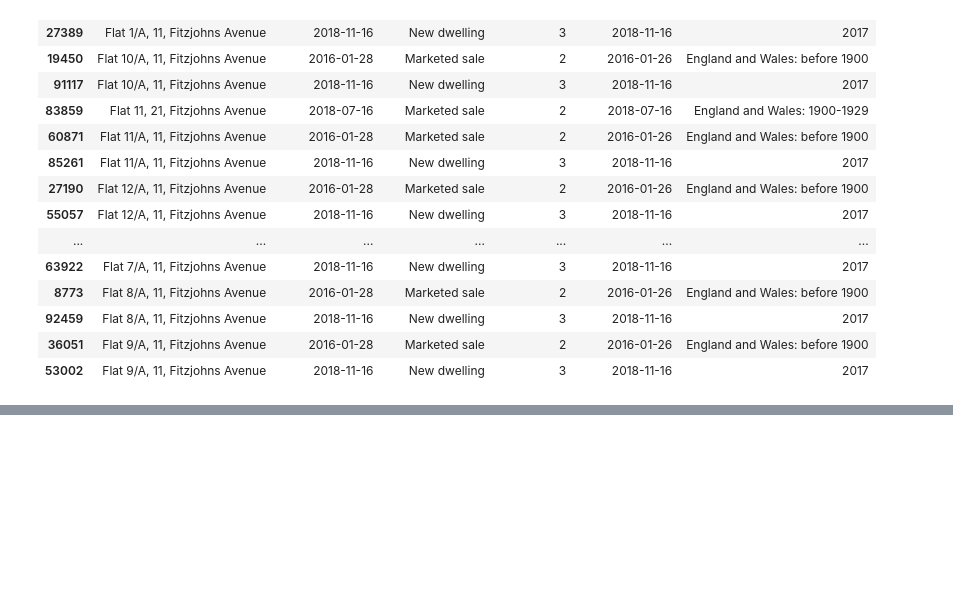
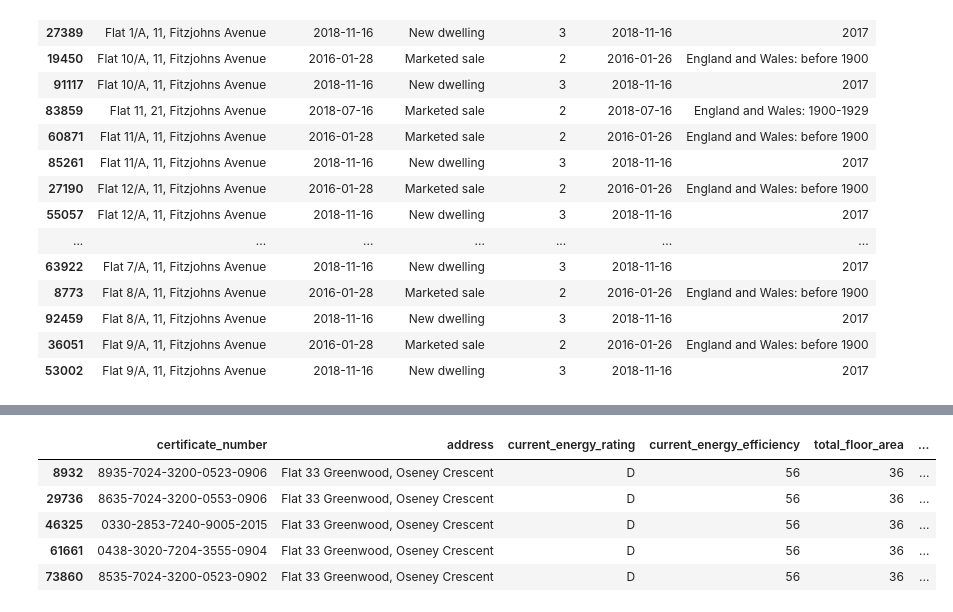
Before and after one commit to Tareqasaad/epc-data-quality-audit, a Jupyter notebook: notebooks/01_data_profiling.ipynb, the cells around one changed output, grey strips where cells are left out. Saved outputs shown, nothing was run; the diff lists cells and outputs as text; code cells hidden in the pictures; blank space fills up the shorter version.

```diff
--- a/notebooks/01_data_profiling.ipynb
+++ b/notebooks/01_data_profiling.ipynb
@@ -273,0 +260,12 @@ Duplicates among them are checked separately using address matching below.
+# %%
+flat33 = has_uprn[(has_uprn["uprn"] == 5059917.0) & (has_uprn["lodgement_date"] == "2015-05-12")]
+flat33[["certificate_number", "address", "current_energy_rating",
+        "current_energy_efficiency", "total_floor_area", "co2_emissions_current",
+        "inspection_date", "lodgement_datetime"]]
+# %% [output]
+|  | certificate_number | address | current_energy_rating | current_energy_efficiency | total_floor_area | ... |
+| 8932 | 8935-7024-3200-0523-0906 | Flat 33 Greenwood, Oseney Crescent | D | 56 | 36 | ... |
+| 29736 | 8635-7024-3200-0553-0906 | Flat 33 Greenwood, Oseney Crescent | D | 56 | 36 | ... |
+| 46325 | 0330-2853-7240-9005-2015 | Flat 33 Greenwood, Oseney Crescent | D | 56 | 36 | ... |
+| 61661 | 0438-3020-7204-3555-0904 | Flat 33 Greenwood, Oseney Crescent | D | 56 | 36 | ... |
+| 73860 | 8535-7024-3200-0523-0902 | Flat 33 Greenwood, Oseney Crescent | D | 56 | 36 | ... |
```
Also changed, not shown: parts of 3 cells of this notebook.
